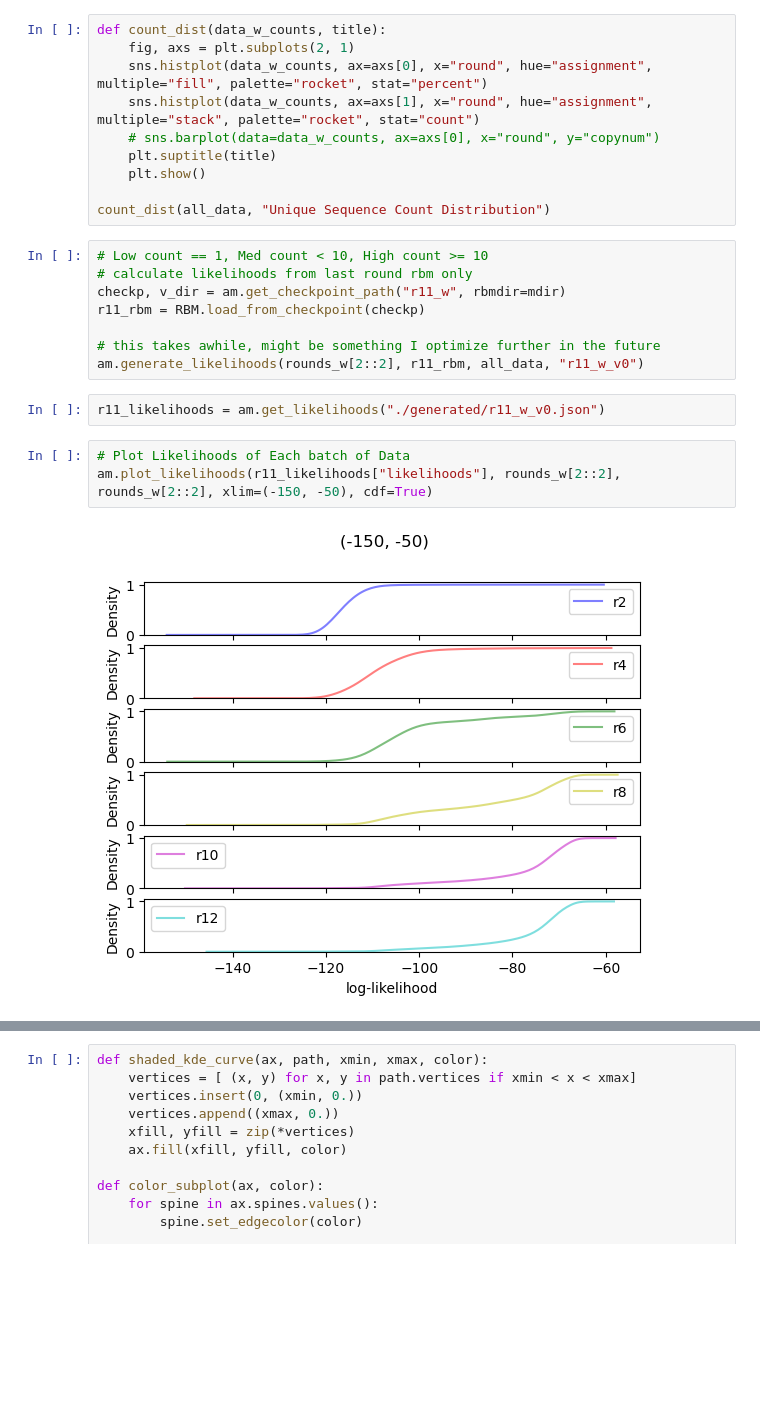
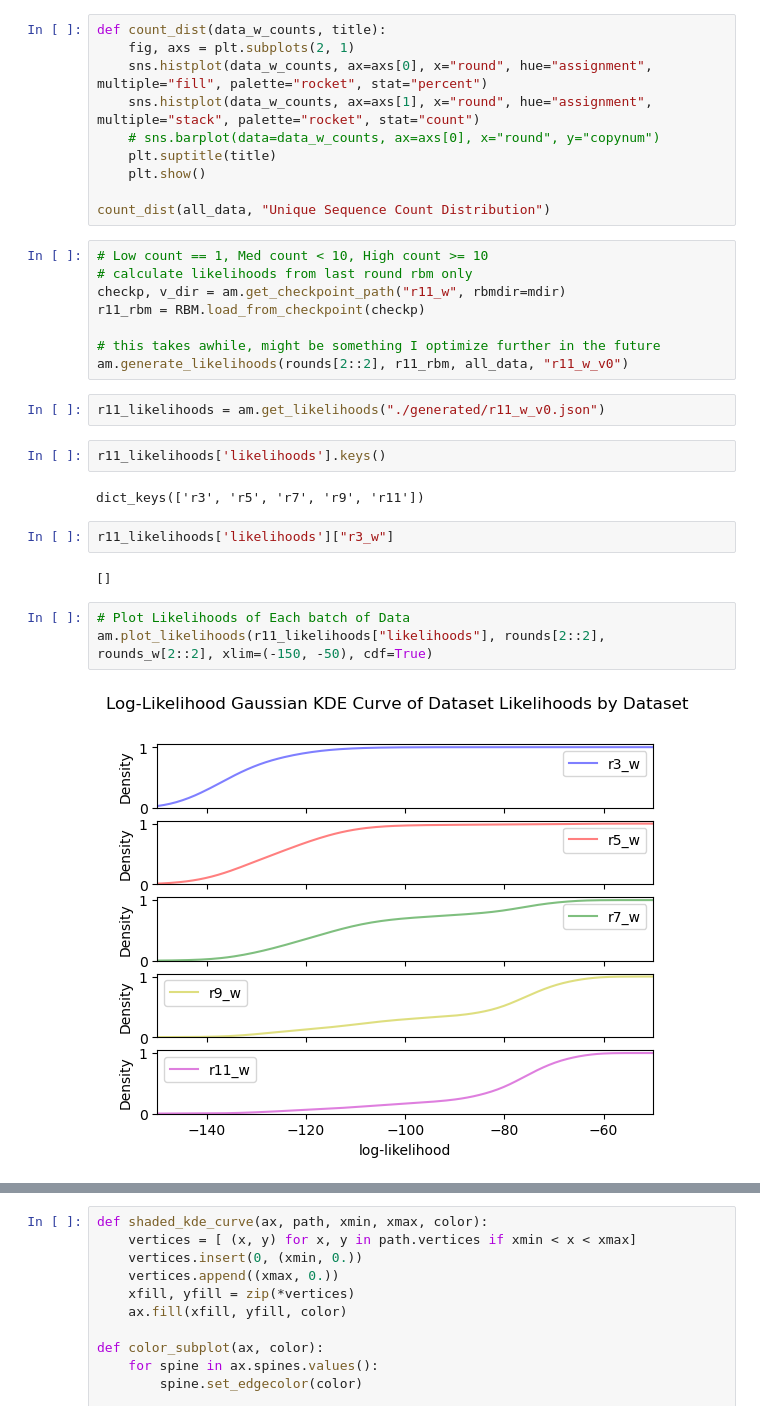
Before and after one commit to Jonahowns/phage_display_ML, a Jupyter notebook: rbm_torch/analysis/cov_analysis_w.ipynb, the cells around one changed output, grey strips where cells are left out. Drawn from its saved outputs; the diff is of its cells as text; blank space fills up the shorter version.

```diff
--- a/rbm_torch/analysis/cov_analysis_w.ipynb
+++ b/rbm_torch/analysis/cov_analysis_w.ipynb
@@ -117,12 +114,20 @@ checkp, v_dir = am.get_checkpoint_path("r11_w", rbmdir=mdir)
 r11_rbm = RBM.load_from_checkpoint(checkp)
 
 # this takes awhile, might be something I optimize further in the future
-am.generate_likelihoods(rounds_w[2::2], r11_rbm, all_data, "r11_w_v0")
+am.generate_likelihoods(rounds[2::2], r11_rbm, all_data, "r11_w_v0")
 # %%
 r11_likelihoods = am.get_likelihoods("./generated/r11_w_v0.json")
+# %%
+r11_likelihoods['likelihoods'].keys()
+# %% [output]
+dict_keys(['r3', 'r5', 'r7', 'r9', 'r11'])
+# %%
+r11_likelihoods['likelihoods']["r3_w"]
+# %% [output]
+[]
 # %%
 # Plot Likelihoods of Each batch of Data
-am.plot_likelihoods(r11_likelihoods["likelihoods"], rounds_w[2::2], rounds_w[2::2], xlim=(-150, -50), cdf=True)
+am.plot_likelihoods(r11_likelihoods["likelihoods"], rounds[2::2], rounds_w[2::2], xlim=(-150, -50), cdf=True)
 # %% [output]
-[figure, old version]
+[figure, new version]
 # %%
```
Also changed, not shown: parts of 9 cells of this notebook.
